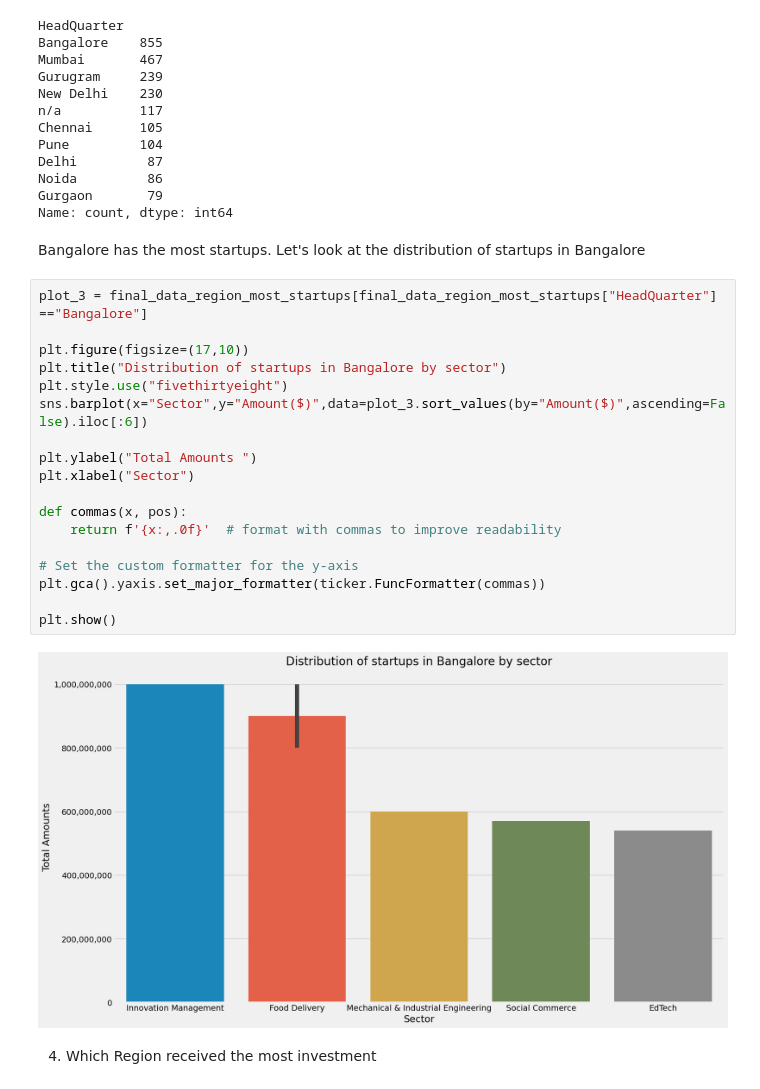
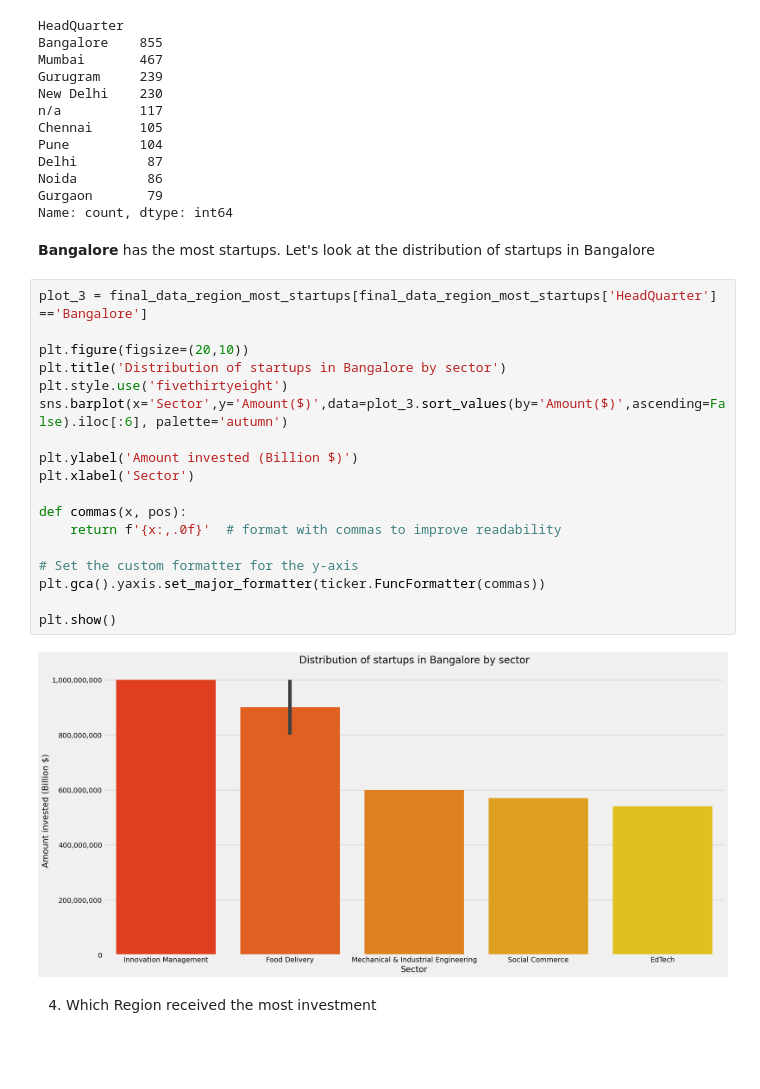
Before and after one commit to Azie88/Beginner-Data-Analysis, a Jupyter notebook: Project_notebook.ipynb, the cells around one changed output. Cells and saved outputs as stored; diff of their text form; blank space fills up the shorter version.

```diff
--- a/Project_notebook.ipynb
+++ b/Project_notebook.ipynb
@@ -1860,27 +1848,27 @@ Noida         86
 Gurgaon       79
 Name: count, dtype: int64
 # %% [markdown]
-Bangalore has the most startups. Let's look at the distribution of startups in Bangalore
+**Bangalore** has the most startups. Let's look at the distribution of startups in Bangalore
 # %%
-plot_3 = final_data_region_most_startups[final_data_region_most_startups["HeadQuarter"] =="Bangalore"]
+plot_3 = final_data_region_most_startups[final_data_region_most_startups['HeadQuarter'] =='Bangalore']
 
-plt.figure(figsize=(17,10))
-plt.title("Distribution of startups in Bangalore by sector")
-plt.style.use("fivethirtyeight")
-sns.barplot(x="Sector",y="Amount($)",data=plot_3.sort_values(by="Amount($)",ascending=False).iloc[:6])
+plt.figure(figsize=(20,10))
+plt.title('Distribution of startups in Bangalore by sector')
+plt.style.use('fivethirtyeight')
+sns.barplot(x='Sector',y='Amount($)',data=plot_3.sort_values(by='Amount($)',ascending=False).iloc[:6], palette='autumn')
 
-plt.ylabel("Total Amounts ")
-plt.xlabel("Sector")
+plt.ylabel('Amount invested (Billion $)')
+plt.xlabel('Sector')
 
 def commas(x, pos):
     return f'{x:,.0f}'  # format with commas to improve readability
 
 # Set the custom formatter for the y-axis
 plt.gca().yaxis.set_major_formatter(ticker.FuncFormatter(commas))
 
 plt.show()
 # %% [output]
-[figure, old version]
+[figure, new version]
 # %% [markdown]
 4. Which Region received the most investment
 # %%
```
Also changed, not shown: parts of 34 cells of this notebook.
